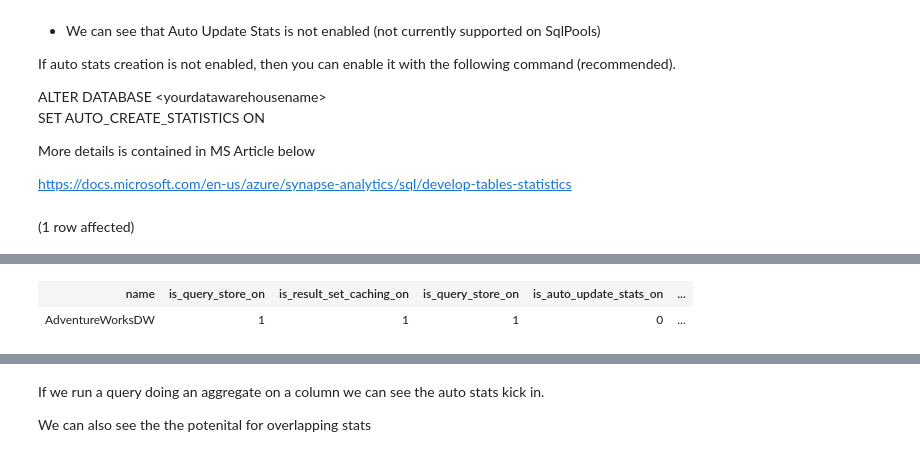
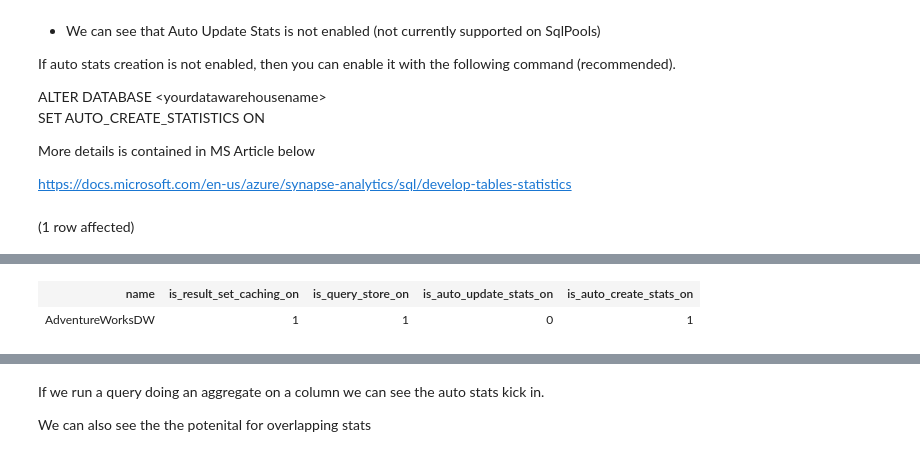
Before and after one commit to ProdataSQL/SynapseTools, a Jupyter notebook: SqlPools/Demos/02. StatsOptimize.ipynb, the cells around one changed output, grey strips where cells are left out. Drawn from its saved outputs; the diff is of its cells as text; code cells hidden in the pictures.

```diff
--- a/SqlPools/Demos/02. StatsOptimize.ipynb
+++ b/SqlPools/Demos/02. StatsOptimize.ipynb
@@ -28,7 +28,7 @@ More details is contained in MS Article below
 
 [https://docs.microsoft.com/en-us/azure/synapse-analytics/sql/develop-tables-statistics](https://docs.microsoft.com/en-us/azure/synapse-analytics/sql/develop-tables-statistics)
 # %%
-select name, d.is_query_store_on, is_result_set_caching_on, is_query_store_on, is_auto_update_stats_on, is_auto_create_stats_on
+select name,  is_result_set_caching_on, is_query_store_on, is_auto_update_stats_on, is_auto_create_stats_on
 from sys.databases d where d.name =db_name()
 # %% [output]
 (1 row affected)
@@ -36,5 +36,5 @@ Total execution time: 00:00:00.157
-| name | is_query_store_on | is_result_set_caching_on | is_query_store_on | is_auto_update_stats_on | ... |
-| AdventureWorksDW | 1 | 1 | 1 | 0 | ... |
+| name | is_result_set_caching_on | is_query_store_on | is_auto_update_stats_on | is_auto_create_stats_on |
+| AdventureWorksDW | 1 | 1 | 0 | 1 |
 # %%
 /*
     We can see auto stats in action here by creating table . It will just hav estats on the CX
```
Also changed, not shown: parts of 3 cells of this notebook, 1 other file.
